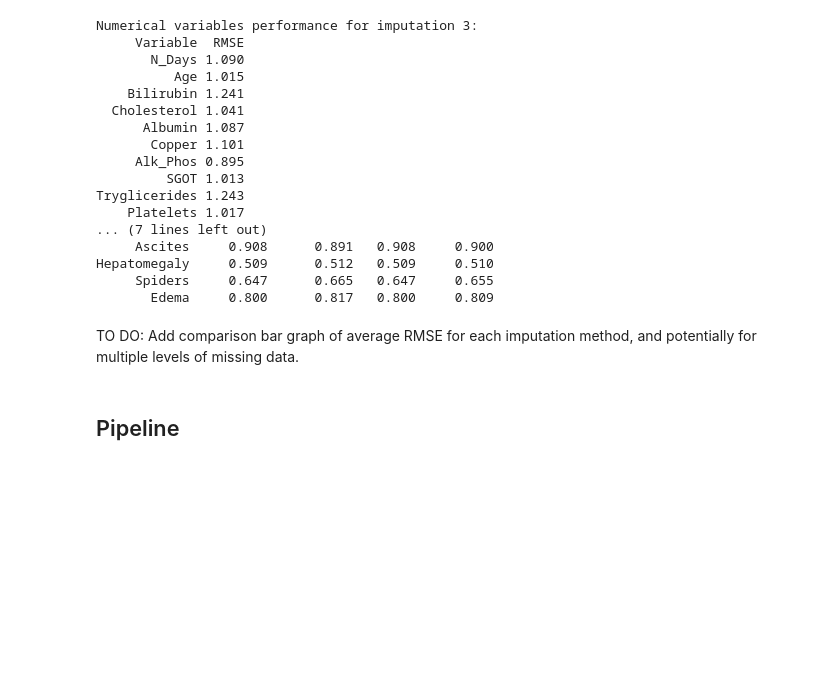
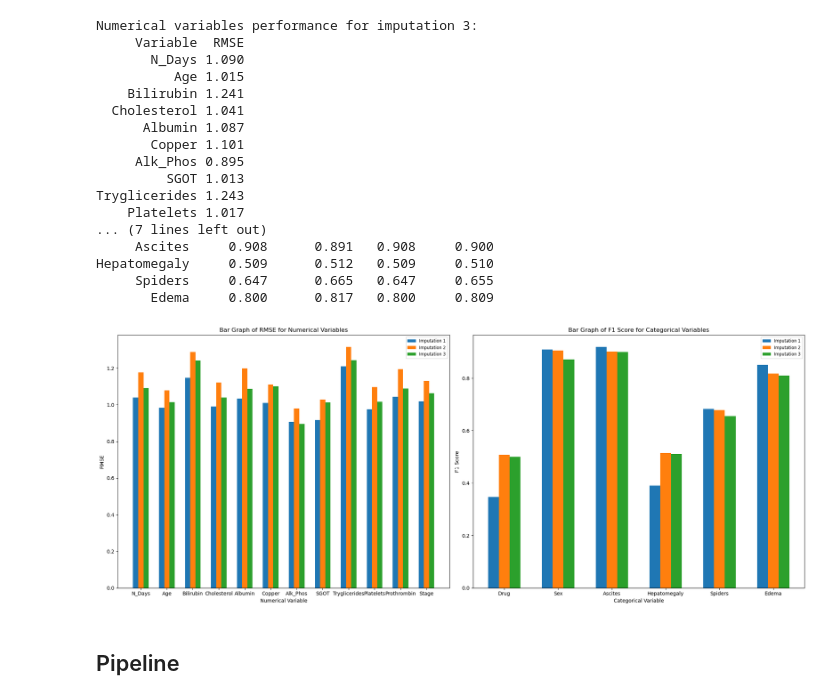
Before and after one commit to leabrodyheine/ML-Kaggle-Cirrhosis-Data, a Jupyter notebook: ID5059_P2_Main.ipynb, the cells around one changed output. Cells and saved outputs as stored; diff of their text form; code cells hidden in the pictures; blank space fills up the shorter version.

Commit message:
Add bar graph for imputation metrics

```diff
--- a/ID5059_P2_Main.ipynb
+++ b/ID5059_P2_Main.ipynb
@@ -358,7 +358,7 @@ def calc_num_metrics(actual_entries_store, imputed_entries_store, num_cols):
             actual_vals = pd.to_numeric(actual_vals)
             numerical_data.append({"Variable": col_name, "RMSE": round(mean_squared_error(actual_vals, imputed_vals, squared=False),3)}) # add the column name and its RMSE
 
-    return pd.DataFrame(numerical_data).to_string(index=False)
+    return pd.DataFrame(numerical_data)
 # %%
 def calc_categorical_metrics(actual_entries_store, imputed_entries_store, categorical_cols):
     """
@@ -382,7 +382,7 @@ def calc_categorical_metrics(actual_entries_store, imputed_entries_store, catego
         recall = recall_score(actual_vals, imputed_vals, average='weighted') # calculate recall score
         f1 = f1_score(actual_vals, imputed_vals, average='weighted') # calculate F1 score
         categorical_data.append({"Variable": col_name, "Accuracy": round(accuracy, 3), "Precision": round(precision, 3),"Recall": round(recall, 3),"F1 Score": round(f1, 3)}) # add the column name and its accuracy, precision, recall, and F1 score
-    return pd.DataFrame(categorical_data).to_string(index=False)
+    return pd.DataFrame(categorical_data)
 # %%
 def numerical_encode(X):
     """
@@ -735,8 +735,43 @@ Tryglicerides 1.243
 Hepatomegaly     0.509      0.512   0.509     0.510
      Spiders     0.647      0.665   0.647     0.655
        Edema     0.800      0.817   0.800     0.809
-# %% [markdown]
-TO DO: Add comparison bar graph of average RMSE for each imputation method, and potentially for multiple levels of missing data.
+# %%
+# define stores for the rmse and f1 of each method
+rmse_store = [list(calc_num_metrics(actual_entries_X, imputed_entries_store, num_cols)['RMSE']) for imputed_entries_store in [imputed1_entries_store, imputed2_entries_store, imputed3_entries_store]]
+f1_store = [list(calc_categorical_metrics(actual_entries_X, imputed_entries_store, categorical_cols)['F1 Score']) for imputed_entries_store in [imputed1_entries_store, imputed2_entries_store, imputed3_entries_store]]
+
+# create subplots to plot both metrics and compare for each method
+fig, axs = plt.subplots(1, 2, figsize=(20, 8))
+
+# plot the bars for the numerical variables
+for i in range(len(rmse_store)):
+    axs[0].bar([x + i * 0.2 for x in list(range(len(rmse_store[0])))], rmse_store[i], 0.2, label=f'Imputation {i+1}')
+
+# add labels and title for the numerical variables
+axs[0].set_xlabel('Numerical Variable')
+axs[0].set_ylabel('RMSE')
+axs[0].set_title('Bar Graph of RMSE for Numerical Variables')
+axs[0].set_xticks([x + 0.2 for x in list(range(len(rmse_store[0])))])
+axs[0].set_xticklabels(num_cols)
+axs[0].legend(fontsize='smaller')
+
+# plot the bars for the categorical variables
+for i in range(len(f1_store)):
+    axs[1].bar([x + i * 0.2 for x in list(range(len(f1_store[0])))], f1_store[i], 0.2, label=f'Imputation {i+1}')
+
+# add labels and title for the categorical variables
+axs[1].set_xlabel('Categorical Variable')
+axs[1].set_ylabel('F1 Score')
+axs[1].set_title('Bar Graph of F1 Score for Categorical Variables')
+axs[1].set_xticks([x + 0.2 for x in list(range(len(f1_store[0])))])
+axs[1].set_xticklabels(categorical_cols)
+axs[1].legend(fontsize='smaller')
+
+# improve layout and plot
+plt.tight_layout()
+plt.show()
+# %% [output]
+[figure, added]
 # %% [markdown]
 ## Pipeline
 # %% [markdown]
```
Also changed, not shown: parts of 3 cells of this notebook.
